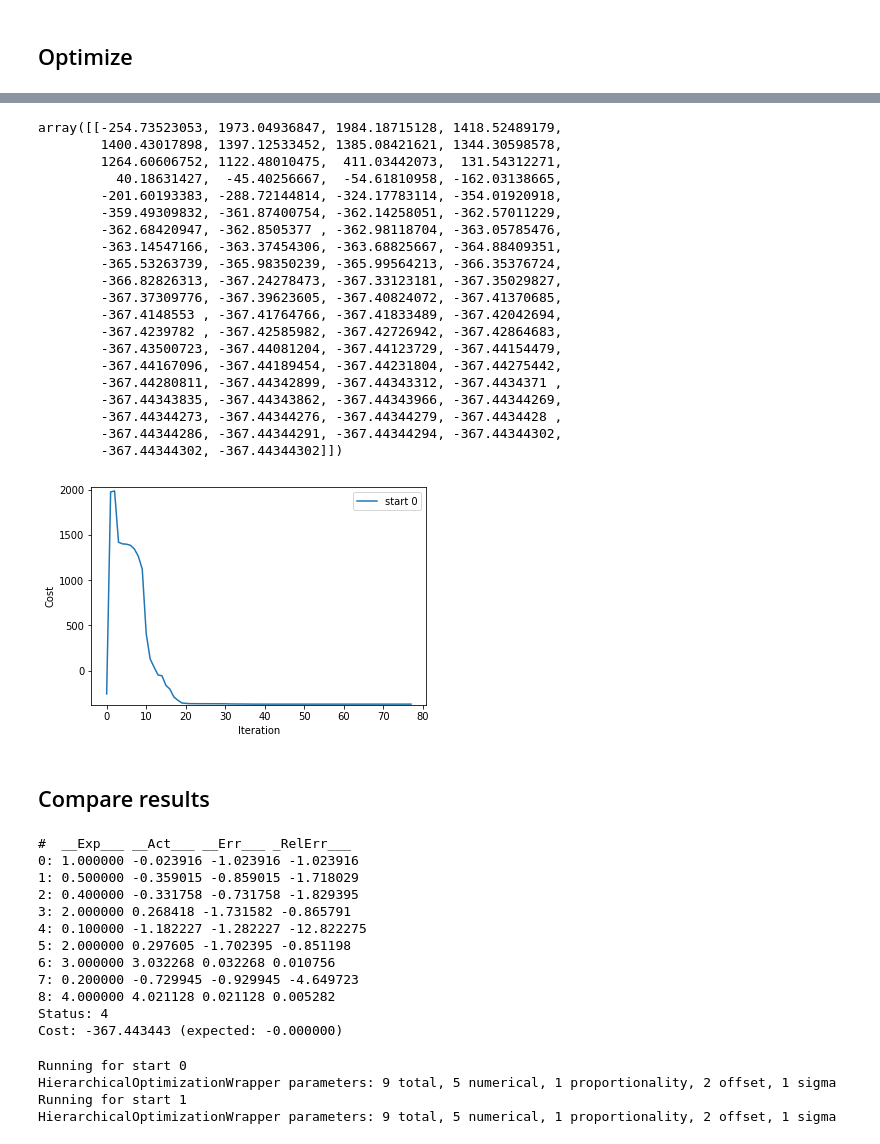
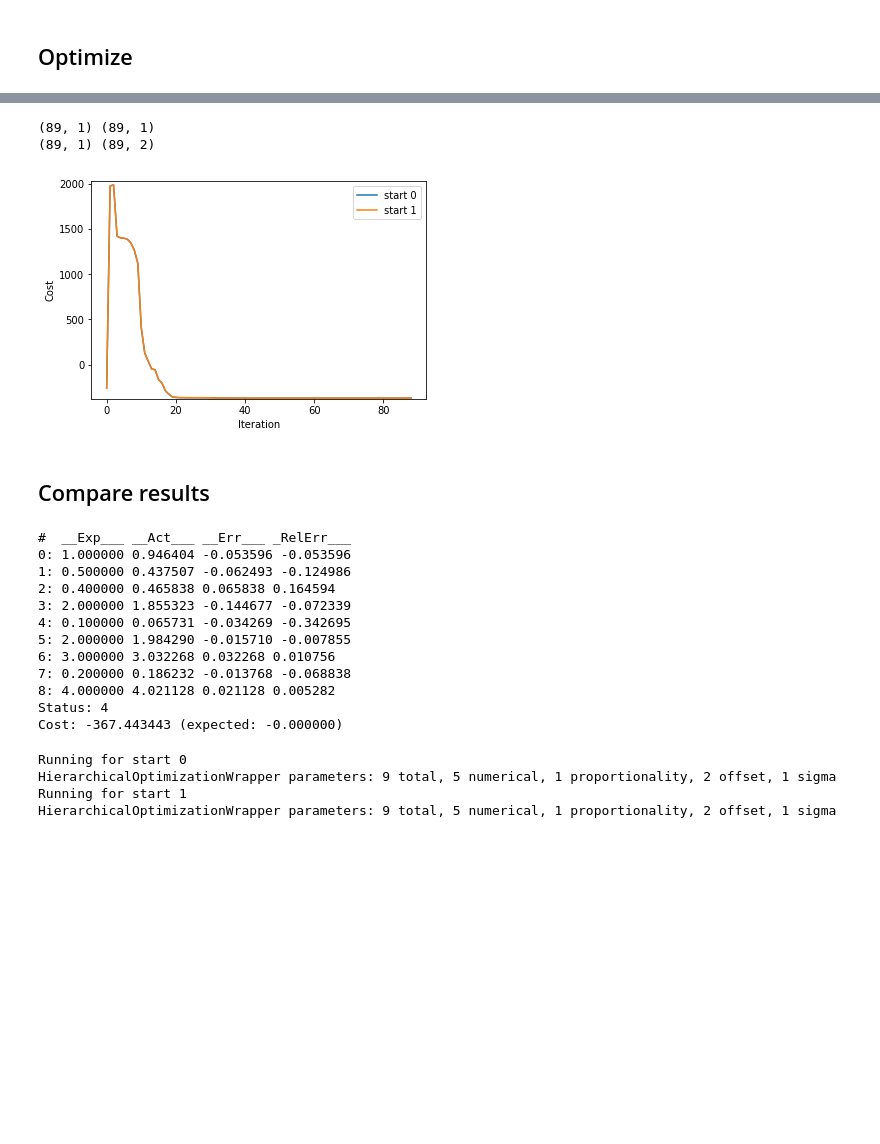
Before and after one commit to ICB-DCM/parPE, a Jupyter notebook: amici/examples/steadystate/parpeExampleSteadystate.ipynb, the cells around one changed output, grey strips where cells are left out. Cells and saved outputs as stored; diff of their text form; code cells hidden in the pictures; blank space fills up the shorter version.

```diff
--- a/amici/examples/steadystate/parpeExampleSteadystate.ipynb
+++ b/amici/examples/steadystate/parpeExampleSteadystate.ipynb
@@ -166,31 +168,12 @@ for i in range(3):
 # %%
 filename = 'deleteme/_rank-0001.h5'
-with h5py.File(filename, 'r') as f:
-    trajectory = f['/multistarts/0/iterCostFunCost'][:]
-print(repr(trajectory))
-parpe.plotting.plotCostTrajectory(trajectory.T, log=False);
+trajectories = parpe.getCostTrajectories(filename)
+#print(repr(trajectories))
+parpe.plotting.plotCostTrajectory(trajectories, log=False);
 # %% [output]
-array([[-254.73523053, 1973.04936847, 1984.18715128, 1418.52489179,
-        1400.43017898, 1397.12533452, 1385.08421621, 1344.30598578,
-        1264.60606752, 1122.48010475,  411.03442073,  131.54312271,
-          40.18631427,  -45.40256667,  -54.61810958, -162.03138665,
-        -201.60193383, -288.72144814, -324.17783114, -354.01920918,
-        -359.49309832, -361.87400754, -362.14258051, -362.57011229,
-        -362.68420947, -362.8505377 , -362.98118704, -363.05785476,
-        -363.14547166, -363.37454306, -363.68825667, -364.88409351,
-        -365.53263739, -365.98350239, -365.99564213, -366.35376724,
-        -366.82826313, -367.24278473, -367.33123181, -367.35029827,
-        -367.37309776, -367.39623605, -367.40824072, -367.41370685,
-        -367.4148553 , -367.41764766, -367.41833489, -367.42042694,
-        -367.4239782 , -367.42585982, -367.42726942, -367.42864683,
-        -367.43500723, -367.44081204, -367.44123729, -367.44154479,
-        -367.44167096, -367.44189454, -367.44231804, -367.44275442,
-        -367.44280811, -367.44342899, -367.44343312, -367.4434371 ,
-        -367.44343835, -367.44343862, -367.44343966, -367.44344269,
-        -367.44344273, -367.44344276, -367.44344279, -367.4434428 ,
-        -367.44344286, -367.44344291, -367.44344294, -367.44344302,
-        -367.44344302, -367.44344302]])
+(89, 1) (89, 1)
+(89, 1) (89, 2)
-[figure, old version]
+[figure, new version]
 # %% [markdown]
 ## Compare results
 # %%
@@ -216,17 +200,17 @@ def compareResults(filename, pscale):
     print('Status: %d' % exit_status)
     print('Cost: %f (expected: %f)' % (final_cost, expectedNllh))
 # %%
-compareResults('deleteme/_rank-0001.h5', model.getParameterScale())
+compareResults('deleteme/_rank-0001.h5')
 # %% [output]
 #  __Exp___ __Act___ __Err___ _RelErr___
-0: 1.000000 -0.023916 -1.023916 -1.023916
-1: 0.500000 -0.359015 -0.859015 -1.718029
-2: 0.400000 -0.331758 -0.731758 -1.829395
-3: 2.000000 0.268418 -1.731582 -0.865791
-4: 0.100000 -1.182227 -1.282227 -12.822275
-5: 2.000000 0.297605 -1.702395 -0.851198
+0: 1.000000 0.946404 -0.053596 -0.053596
+1: 0.500000 0.437507 -0.062493 -0.124986
+2: 0.400000 0.465838 0.065838 0.164594
+3: 2.000000 1.855323 -0.144677 -0.072339
+4: 0.100000 0.065731 -0.034269 -0.342695
+5: 2.000000 1.984290 -0.015710 -0.007855
 6: 3.000000 3.032268 0.032268 0.010756
-7: 0.200000 -0.729945 -0.929945 -4.649723
+7: 0.200000 0.186232 -0.013768 -0.068838
 8: 4.000000 4.021128 0.021128 0.005282
 Status: 4
 Cost: -367.443443 (expected: -0.000000)
```
Also changed, not shown: parts of 25 cells of this notebook, 2 other files.
